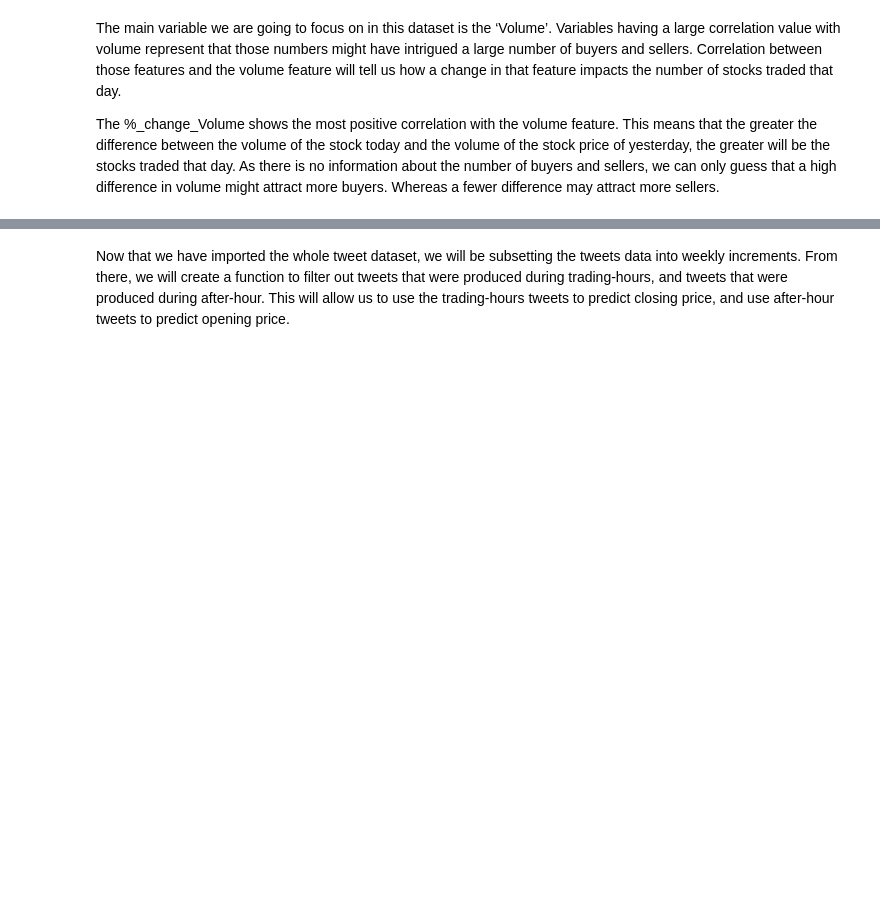
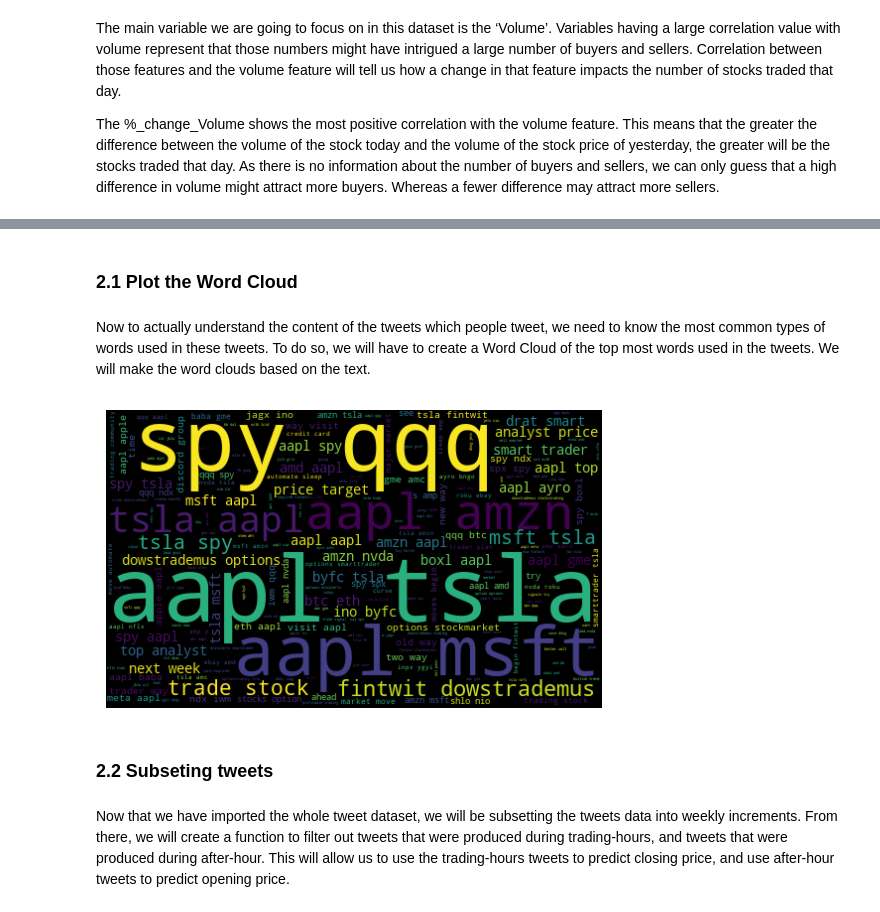
Before and after one commit to parisvu07/Springboard_Data_Science, a Jupyter notebook: Capstone_2_Twitter_Sentiment_Analysis/002_Apple_Sentiment_Analysis_EDA.ipynb, the cells around one changed output, grey strips where cells are left out. Cells and saved outputs as stored; diff of their text form; code cells hidden in the pictures; blank space fills up the shorter version.

```diff
--- a/Capstone_2_Twitter_Sentiment_Analysis/002_Apple_Sentiment_Analysis_EDA.ipynb
+++ b/Capstone_2_Twitter_Sentiment_Analysis/002_Apple_Sentiment_Analysis_EDA.ipynb
@@ -158,5 +156,5 @@ The %_change_Volume shows the most positive correlation with the volume feature.
 # %%
-tweets_data = pd.read_csv('/Users/user/Documents/Capstone_2_Twitter_Sentiment_Analysis/tweets_data.csv', encoding='latin-1')
+tweets_data = pd.read_csv('tweets_data.csv')
 # %%
 tweets_data.head()
 # %% [output]
@@ -169,3 +183,22 @@ tweets_data.head()
+# %%
+tweets_data.dropna(inplace=True)
+# %% [markdown]
+### 2.1 Plot the Word Cloud
+# %% [markdown]
+Now to actually understand the content of the tweets which people tweet, we need to know the most common types of words used in these tweets. To do so, we will have to create a Word Cloud of the top most words used in the tweets. We will make the word clouds based on the text.
+# %%
+#We want to look at the common words for all tweets
+from wordcloud import WordCloud
+allWords = ' '.join([twts for twts in tweets_data['text']])
+wordCloud = WordCloud(width=500, height=300, random_state=21, max_font_size=119).generate(allWords)
+
+plt.imshow(wordCloud, interpolation='bilinear')
+plt.axis('off')
+plt.show()
+# %% [output]
+[figure, added]
+# %% [markdown]
+### 2.2 Subseting tweets
 # %% [markdown]
 Now that we have imported the whole tweet dataset, we will be subsetting the tweets data into weekly increments. From there, we will create a function to filter out tweets that were produced during trading-hours, and tweets that were produced during after-hour. This will allow us to use the trading-hours tweets to predict closing price, and use after-hour tweets to predict opening price.
 # %% [markdown]
```
Also changed, not shown: parts of 41 cells of this notebook, 1 other file.
